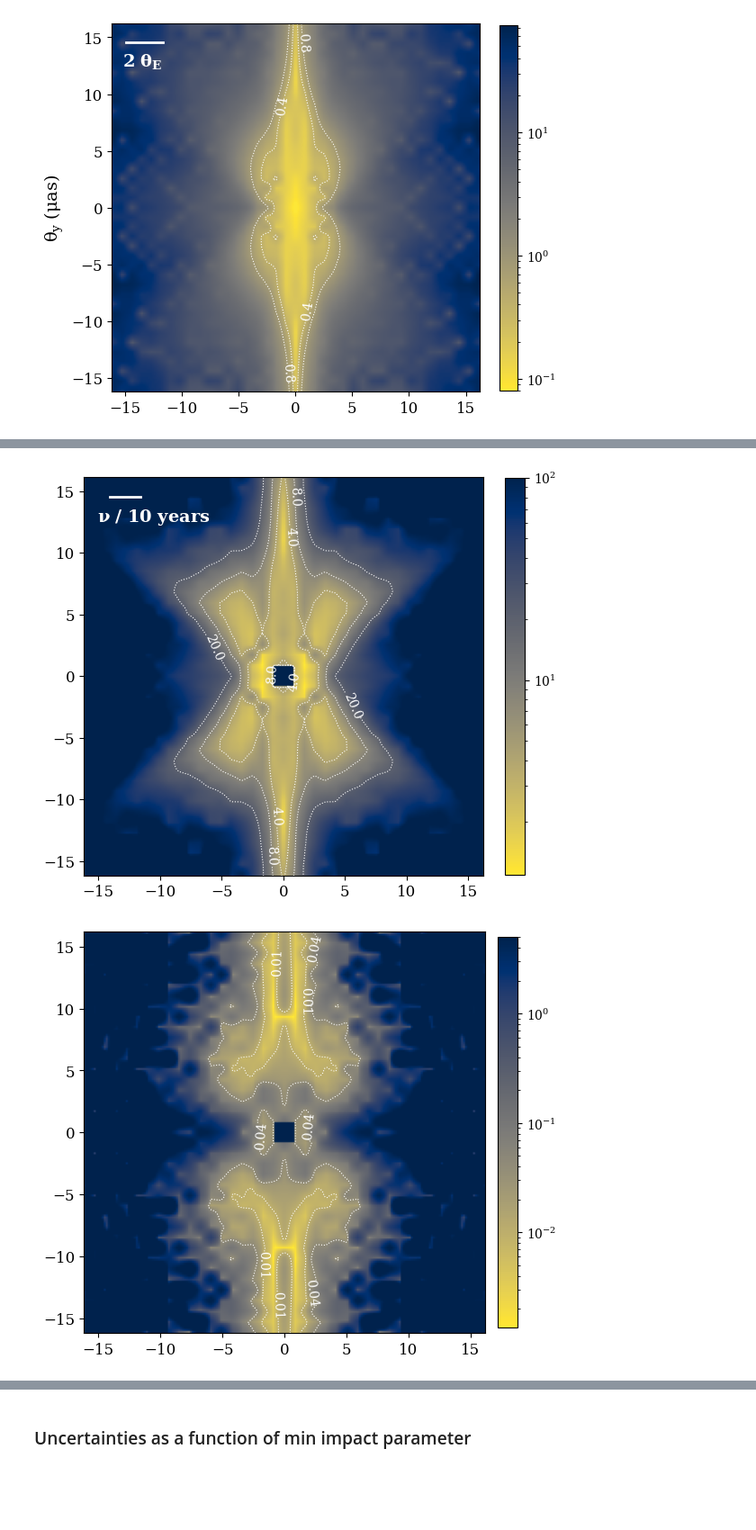
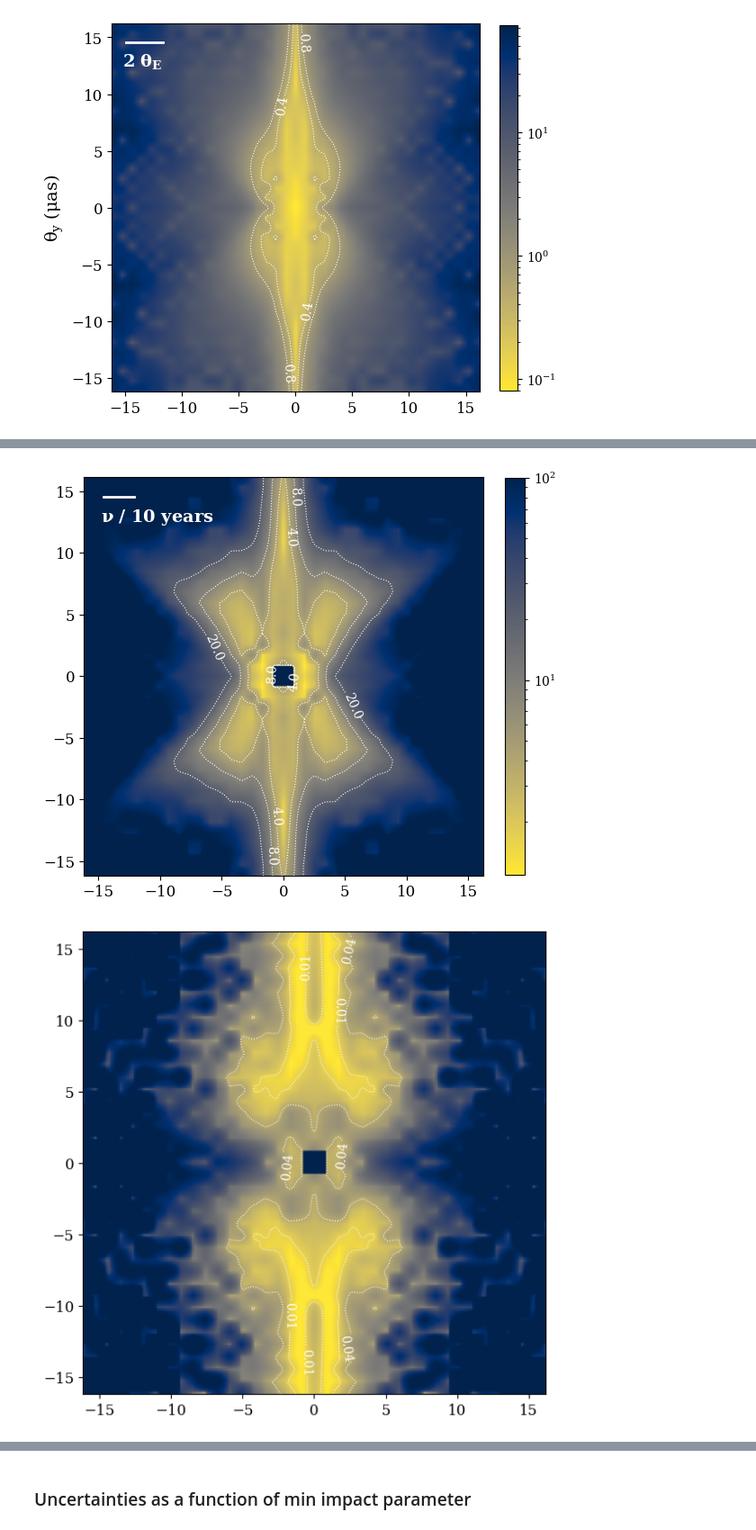
Before and after one commit to abby-moran/Quasar_microlensing_public, a Jupyter notebook: M04/interp_grid04.ipynb, the cells around one changed output, grey strips where cells are left out. Shown at 90% size. Drawn from its saved outputs; the diff is of its cells as text; code cells hidden in the pictures; blank space fills up the shorter version.

```diff
--- a/M04/interp_grid04.ipynb
+++ b/M04/interp_grid04.ipynb
@@ -1186,56 +1286,52 @@ contours = ax1.contour(X, Y, Z, levels=levels, colors='white', linewidths=0.8, l
 ax1.clabel(contours, inline=True, fontsize=10, fmt="%.1f")
 
 scale_length=mu_x*10
-x_start = np.min(fine_grid_x) - 5.6* scale_length
+x_start = np.min(fine_grid_x) - 5.8* scale_length
 x_end = x_start + scale_length
 y_pos = np.max(fine_grid_y*rad_to_arcsec)  + .1 *np.min(fine_grid_y*rad_to_arcsec)
 ax1.plot([x_start, x_end], [y_pos, y_pos], color='white', lw=2)
-ax1.text(x_start+3.6, y_pos * .83, r"$\nu \ / $ 10 years", color='white', ha='center', va='bottom', fontsize=14,
+ax1.text(x_start+4.35, y_pos * .83, r"$\nu \ / $ 10 years", color='white', ha='center', va='bottom', fontsize=14,
          fontweight='black')#, backgroundcolor='white') # this is lensed along the x axis!!
 
 ax1.tick_params(axis='both', which='major', labelsize=12)
 ax1.tick_params(axis='both', which='minor', labelsize=10)
-#ax1.set_xlim(-1.4e-11, .1e-11)
-#ax1.set_ylim(-.1e-11, 1.4e-11)
-
-#ax1.set_xlabel(r'$\theta_x \ (\mu as)$', fontsize=14)
-#ax1.set_ylabel(r'$\theta_y \ (\mu as)$', fontsize=14)
 plt.tight_layout()
 
 
 plt.savefig('Figures/pos_04.pdf', bbox_inches='tight')
 #FileLink('../Figures/pos_04.pdf')
 # %% [output]
-[figure, old version]
+[figure, new version]
 # %%
 fig, (ax1) = plt.subplots(nrows=1, ncols=1, figsize=(6, 8))
 extent = np.array([np.min(fine_grid_x), np.max(fine_grid_x),  np.min(fine_grid_y), np.max(fine_grid_y)])*rad_to_arcsec
 
 X, Y = np.meshgrid(fine_grid_x*rad_to_arcsec, fine_grid_y*rad_to_arcsec)
 Z = np.flipud(sigma_c2_interp).T
 levels=[.01, .04]
-im=ax1.imshow(Z, origin='lower', cmap=reversed_map, extent=extent, norm=matplotlib.colors.LogNorm(vmax=5))#,  vmax=68, vmin=1)
-cbar = plt.colorbar(im, ax=ax1, fraction=0.045, pad=.03)
+
+im=ax1.imshow(Z, origin='lower', cmap=reversed_map, extent=extent, norm=matplotlib.colors.LogNorm(vmin=5e-3, vmax=1e1))#,  vmax=68, vmin=1)
+#cbar = plt.colorbar(im, ax=ax1, fraction=0.045, pad=.03)
 #cbar.set_label(r'$ \sigma \ [|\theta_{\text{c}}|] \ (\mu as)$', fontsize=14)
 
 #contours
 contours = ax1.contour(X, Y, Z, levels=levels, colors='white', linewidths=0.8, linestyles='dotted')
 ax1.clabel(contours, inline=True, fontsize=10, fmt="%.2f")
 
 ax1.tick_params(axis='both', which='major', labelsize=12)
 ax1.tick_params(axis='both', which='minor', labelsize=10)
 #plt.title(r'$m_l=0.8M_\odot$', fontsize=16)
 #ax1.set_xlim(-1.4e-11, .1e-11)
 #ax1.set_ylim(-.1e-11, 1.4e-11)
 
 #ax1.set_xlabel(r'$\theta_x \ (\mu as)$', fontsize=14)
 #ax1.set_ylabel(r'$\theta_y \ (\mu as)$', fontsize=14)
 plt.tight_layout()
 
 
 plt.savefig('Figures/thetac2_04.pdf', bbox_inches='tight')
 # %% [output]
-[figure, old version]
+[figure, new version]
 # %%
 fig, (ax1) = plt.subplots(nrows=1, ncols=1, figsize=(6, 8))
 extent = np.array([np.min(fine_grid_x), np.max(fine_grid_x),  np.min(fine_grid_y), np.max(fine_grid_y)])*rad_to_arcsec
```
Also changed, not shown: parts of 22 cells of this notebook, 1 other file.
